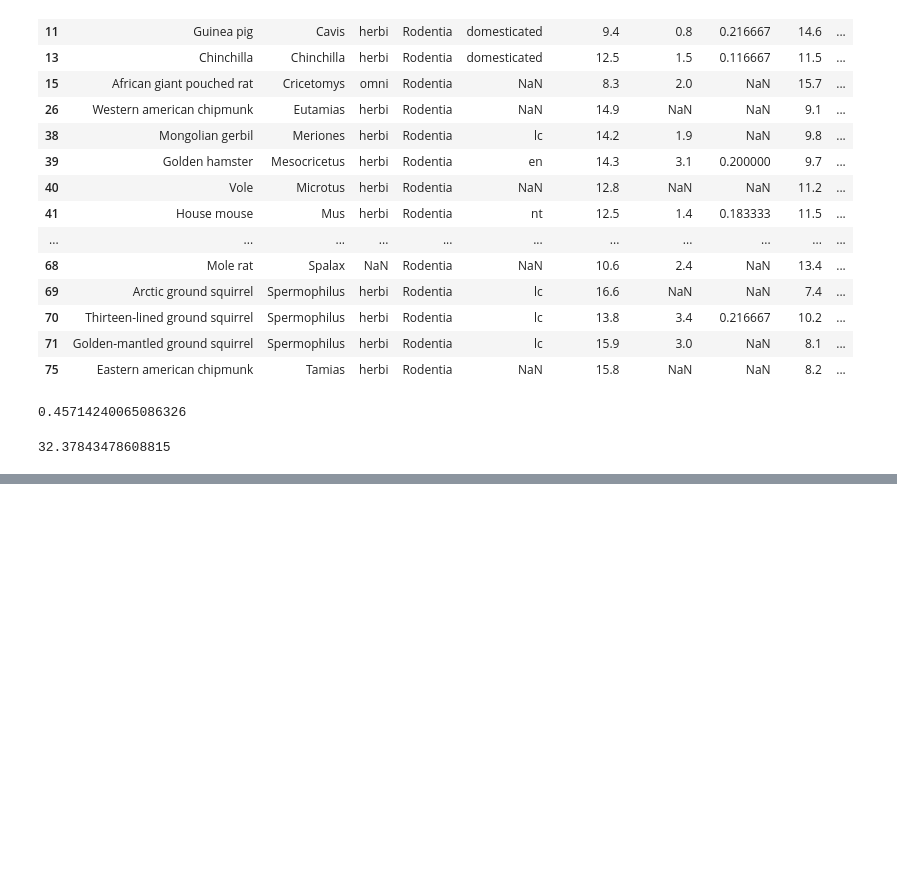
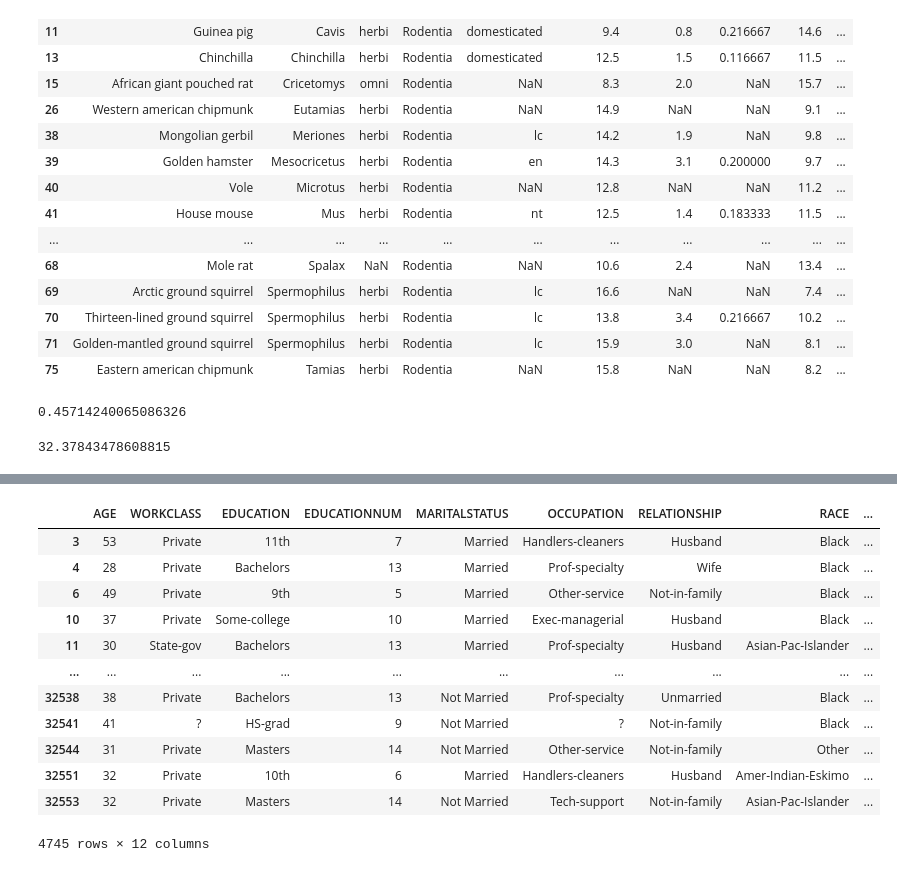
Before and after one commit to wernenveiga/fundamentos-de-ciencia-de-dados, a Jupyter notebook: Teste_de_Hipótese.ipynb, the cells around one changed output, grey strips where cells are left out. Saved outputs shown, nothing was run; the diff lists cells and outputs as text; code cells hidden in the pictures; blank space fills up the shorter version.

```diff
--- a/Teste_de_Hipótese.ipynb
+++ b/Teste_de_Hipótese.ipynb
@@ -88,0 +163,3 @@ stats.norm.cdf(z_value)
+# %%
+is_not_white = df_salarios['RACE'] != 'White'
+is_not_white
@@ -88,0 +179,17 @@ stats.norm.cdf(z_value)
+# %%
+df_not_white = df_salarios[is_not_white]
+df_not_white
+# %% [output]
+|  | AGE | WORKCLASS | EDUCATION | EDUCATIONNUM | MARITALSTATUS | OCCUPATION | RELATIONSHIP | RACE | ... |
+| 3 | 53 | Private | 11th | 7 | Married | Handlers-cleaners | Husband | Black | ... |
+| 4 | 28 | Private | Bachelors | 13 | Married | Prof-specialty | Wife | Black | ... |
+| 6 | 49 | Private | 9th | 5 | Married | Other-service | Not-in-family | Black | ... |
+| 10 | 37 | Private | Some-college | 10 | Married | Exec-managerial | Husband | Black | ... |
+| 11 | 30 | State-gov | Bachelors | 13 | Married | Prof-specialty | Husband | Asian-Pac-Islander | ... |
+| ... | ... | ... | ... | ... | ... | ... | ... | ... | ... |
+| 32538 | 38 | Private | Bachelors | 13 | Not Married | Prof-specialty | Unmarried | Black | ... |
+| 32541 | 41 | ? | HS-grad | 9 | Not Married | ? | Not-in-family | Black | ... |
+| 32544 | 31 | Private | Masters | 14 | Not Married | Other-service | Not-in-family | Other | ... |
+| 32551 | 32 | Private | 10th | 6 | Married | Handlers-cleaners | Husband | Amer-Indian-Eskimo | ... |
+| 32553 | 32 | Private | Masters | 14 | Not Married | Tech-support | Not-in-family | Asian-Pac-Islander | ... |
+4745 rows × 12 columns
```
Also changed, not shown: parts of 16 cells of this notebook.
